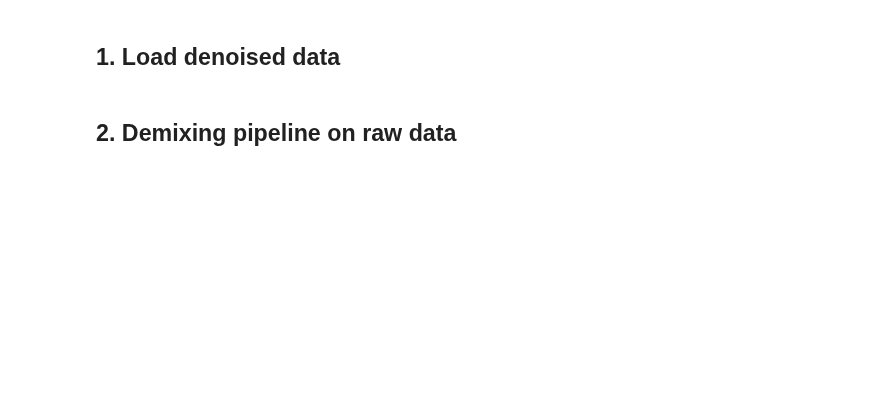
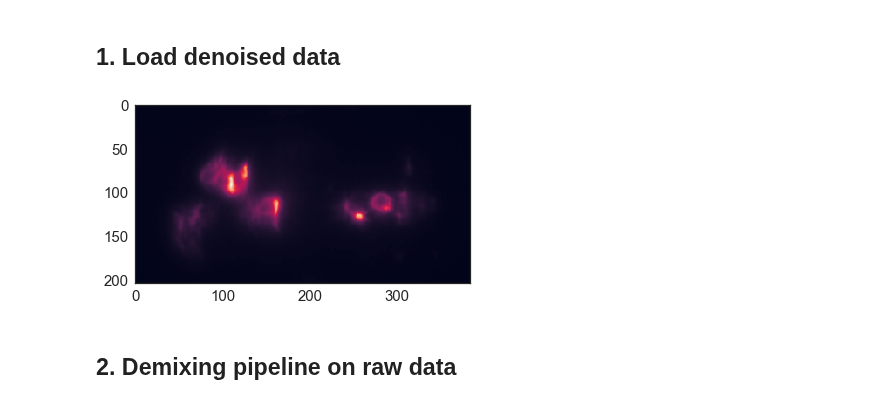
Before and after one commit to zqwei/fish_processing, a Jupyter notebook: notebooks/demixROIs_Superpixels.ipynb, the cells around one changed output. Saved outputs shown, nothing was run; the diff lists cells and outputs as text; code cells hidden in the pictures; blank space fills up the shorter version.

```diff
--- a/notebooks/demixROIs_Superpixels.ipynb
+++ b/notebooks/demixROIs_Superpixels.ipynb
@@ -25,6 +25,11 @@ Y_ave = dat_['Y_ave']
 Y_svd = dat_['Y_svd']
 ave_trend = dat_['ave_trend']
 mov = Y_svd * Y_amp
+# %%
+plt.imshow(ave_trend.mean(axis=-1))
+plt.show()
+# %% [output]
+[figure, added]
 # %% [markdown]
 ## 2. Demixing pipeline on raw data
 # %%
```
Also changed, not shown: parts of 1 cell of this notebook, 7 other files.
